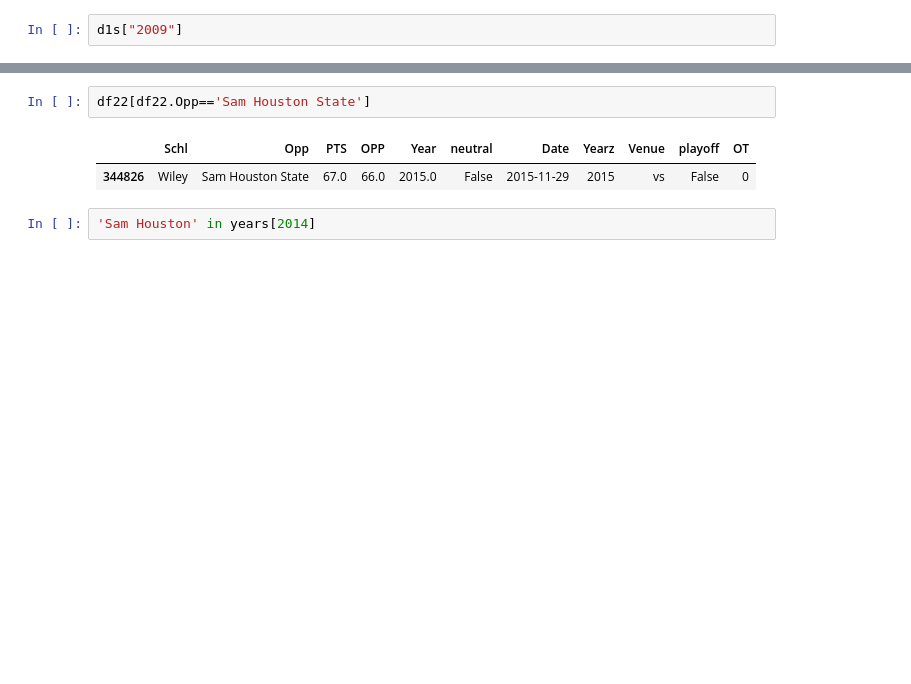
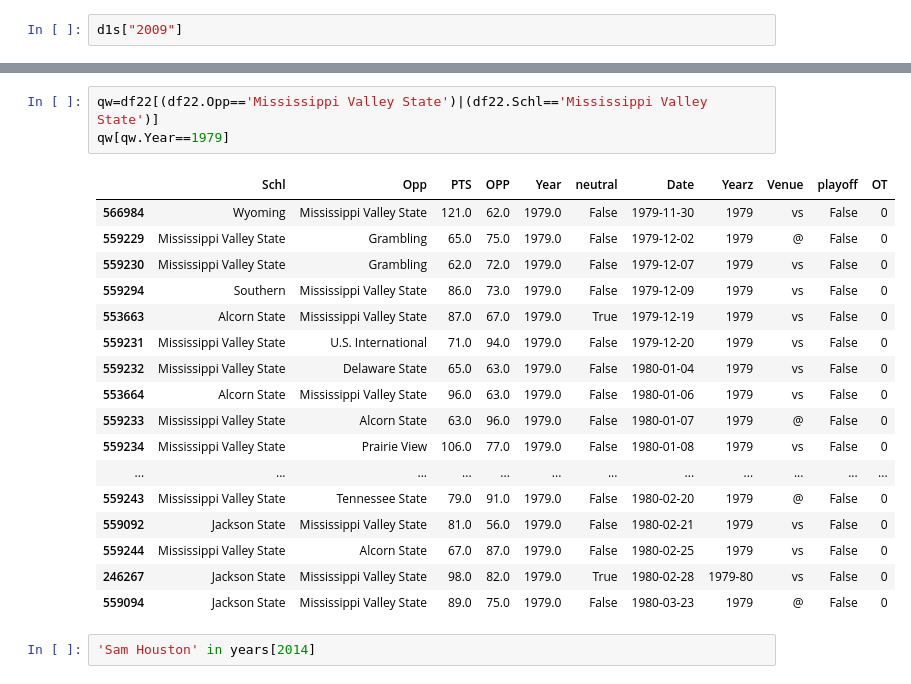
Before and after one commit to easella/ncaabelos, a Jupyter notebook: ncaab-for-free.ipynb, the cells around one changed output, grey strips where cells are left out. Drawn from its saved outputs; the diff is of its cells as text; blank space fills up the shorter version.

```diff
--- a/ncaab-for-free.ipynb
+++ b/ncaab-for-free.ipynb
@@ -2675,11 +2697,27 @@ TBDdon't exist
 TBDdon't exist
 TBDdon't exist
 </div>
-# %%
-df22[df22.Opp=='Sam Houston State']
-# %% [output]
-|  | Schl | Opp | PTS | OPP | Year | neutral | Date | Yearz | Venue | playoff | OT |
-| 344826 | Wiley | Sam Houston State | 67.0 | 66.0 | 2015.0 | False | 2015-11-29 | 2015 | vs | False | 0 |
+# %%
+qw=df22[(df22.Opp=='Mississippi Valley State')|(df22.Schl=='Mississippi Valley State')]
+qw[qw.Year==1979]
+# %% [output]
+|  | Schl | Opp | PTS | OPP | Year | neutral | Date | Yearz | Venue | playoff | OT |
+| 566984 | Wyoming | Mississippi Valley State | 121.0 | 62.0 | 1979.0 | False | 1979-11-30 | 1979 | vs | False | 0 |
+| 559229 | Mississippi Valley State | Grambling | 65.0 | 75.0 | 1979.0 | False | 1979-12-02 | 1979 | @ | False | 0 |
+| 559230 | Mississippi Valley State | Grambling | 62.0 | 72.0 | 1979.0 | False | 1979-12-07 | 1979 | vs | False | 0 |
+| 559294 | Southern | Mississippi Valley State | 86.0 | 73.0 | 1979.0 | False | 1979-12-09 | 1979 | vs | False | 0 |
+| 553663 | Alcorn State | Mississippi Valley State | 87.0 | 67.0 | 1979.0 | True | 1979-12-19 | 1979 | vs | False | 0 |
+| 559231 | Mississippi Valley State | U.S. International | 71.0 | 94.0 | 1979.0 | False | 1979-12-20 | 1979 | vs | False | 0 |
+| 559232 | Mississippi Valley State | Delaware State | 65.0 | 63.0 | 1979.0 | False | 1980-01-04 | 1979 | vs | False | 0 |
+| 553664 | Alcorn State | Mississippi Valley State | 96.0 | 63.0 | 1979.0 | False | 1980-01-06 | 1979 | vs | False | 0 |
+| 559233 | Mississippi Valley State | Alcorn State | 63.0 | 96.0 | 1979.0 | False | 1980-01-07 | 1979 | @ | False | 0 |
+| 559234 | Mississippi Valley State | Prairie View | 106.0 | 77.0 | 1979.0 | False | 1980-01-08 | 1979 | vs | False | 0 |
+| ... | ... | ... | ... | ... | ... | ... | ... | ... | ... | ... | ... |
+| 559243 | Mississippi Valley State | Tennessee State | 79.0 | 91.0 | 1979.0 | False | 1980-02-20 | 1979 | @ | False | 0 |
+| 559092 | Jackson State | Mississippi Valley State | 81.0 | 56.0 | 1979.0 | False | 1980-02-21 | 1979 | vs | False | 0 |
+| 559244 | Mississippi Valley State | Alcorn State | 67.0 | 87.0 | 1979.0 | False | 1980-02-25 | 1979 | vs | False | 0 |
+| 246267 | Jackson State | Mississippi Valley State | 98.0 | 82.0 | 1979.0 | True | 1980-02-28 | 1979-80 | vs | False | 0 |
+| 559094 | Jackson State | Mississippi Valley State | 89.0 | 75.0 | 1979.0 | False | 1980-03-23 | 1979 | @ | False | 0 |
 # %%
 'Sam Houston' in years[2014]
 # %% [output]
```
Also changed, not shown: parts of 5 cells of this notebook.
